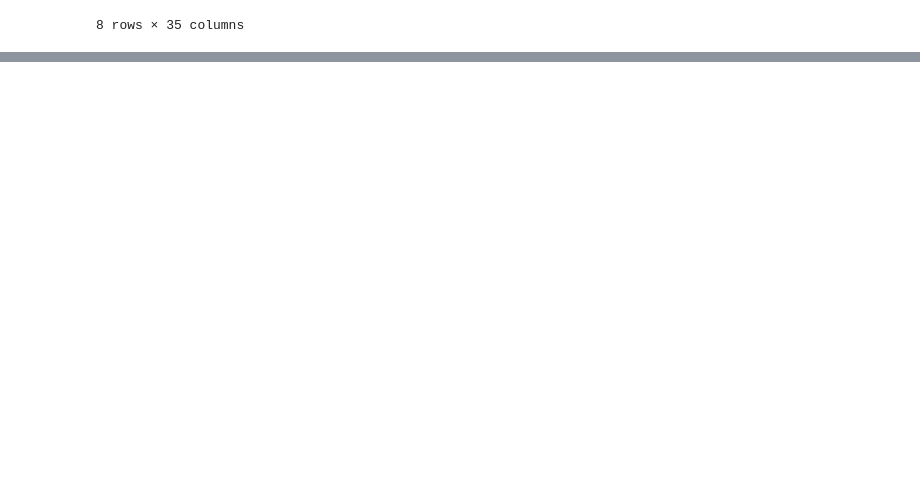
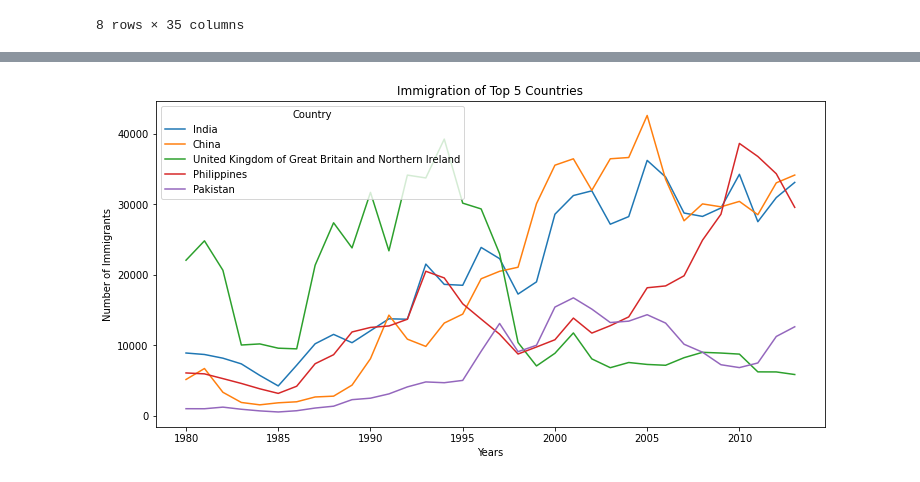
Before and after one commit to francis-eudy/basic-data-visualization, a Jupyter notebook: canada-immigration-1980-to-2013.ipynb, the cells around one changed output, grey strips where cells are left out. Drawn from its saved outputs; the diff is of its cells as text; code cells hidden in the pictures; blank space fills up the shorter version.

Commit message:
basic plots

```diff
--- a/canada-immigration-1980-to-2013.ipynb
+++ b/canada-immigration-1980-to-2013.ipynb
@@ -71,3 +75,6 @@ df.head()
 | American Samoa | Immigrants | Foreigners | 909.0 | Oceania | 957.0 | Polynesia | 902.0 | Developing regions | 0.0 | 1.0 | ... | ... |
 | Andorra | Immigrants | Foreigners | 908.0 | Europe | 925.0 | Southern Europe | 901.0 | Developed regions | 0.0 | 0.0 | ... | ... |
 5 rows × 42 columns
+# %%
+df.dropna(inplace=True)
+df.shape
@@ -108,0 +164,4 @@ df.describe()
+# %%
+# Drop the Row of Country == 'Unknown' and 'Total'
+df.drop(['Unknown', 'Total'], inplace=True)
+df['Continent'].value_counts()
@@ -108,0 +176,3 @@ df.describe()
+# %%
+years = list(map(str, range(1980, 2014)))
+years
@@ -108,0 +215,11 @@ df.describe()
+# %%
+# Top Five Countries
+df.sort_values(['Total'], ascending=False, axis=0, inplace=True)
+df_top_5 = df.head()
+df_top_5[years].transpose().plot(figsize=(12, 6))
+plt.title('Immigration of Top 5 Countries')
+plt.ylabel('Number of Immigrants')
+plt.xlabel('Years')
+plt.show()
+# %% [output]
+[figure, added]
```
Also changed, not shown: parts of 20 cells of this notebook.
